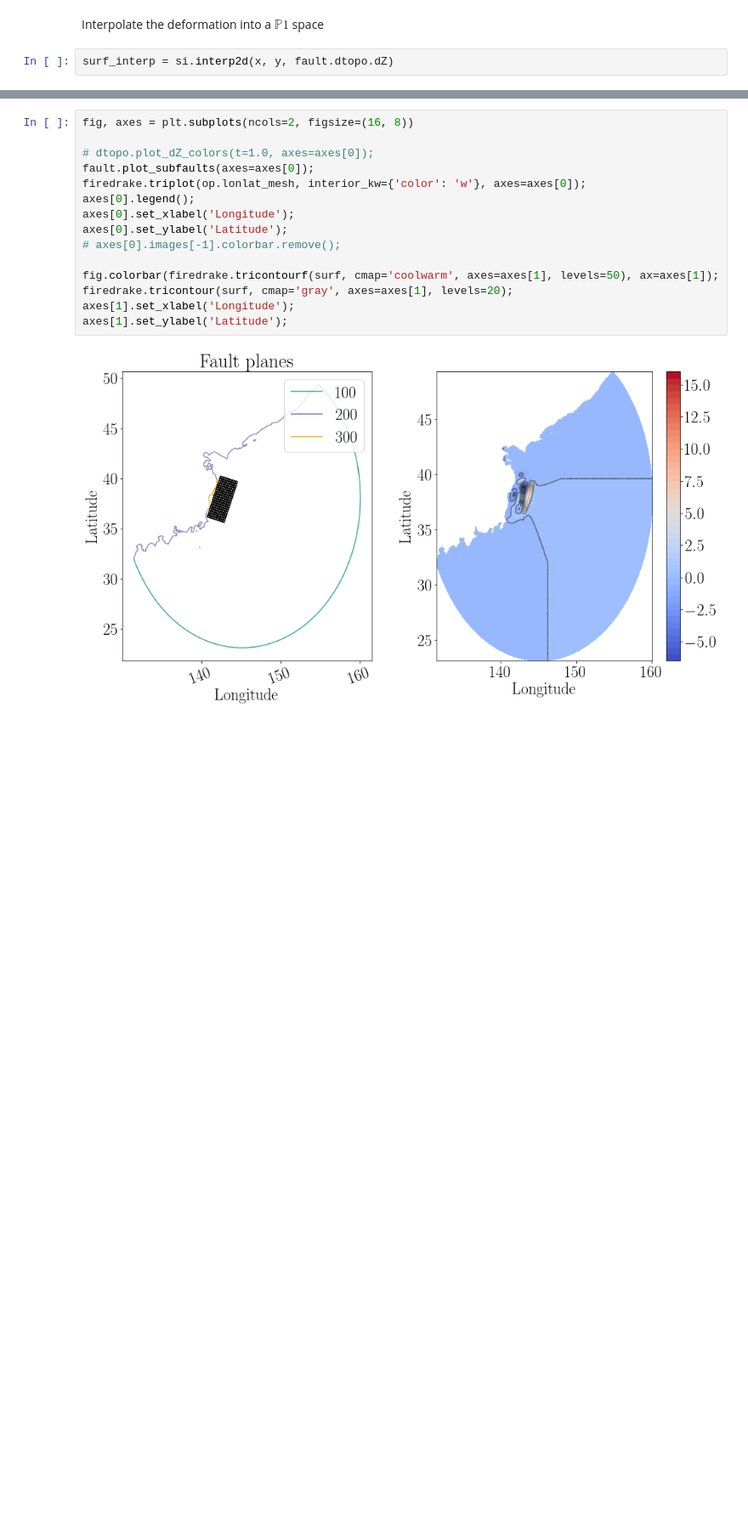
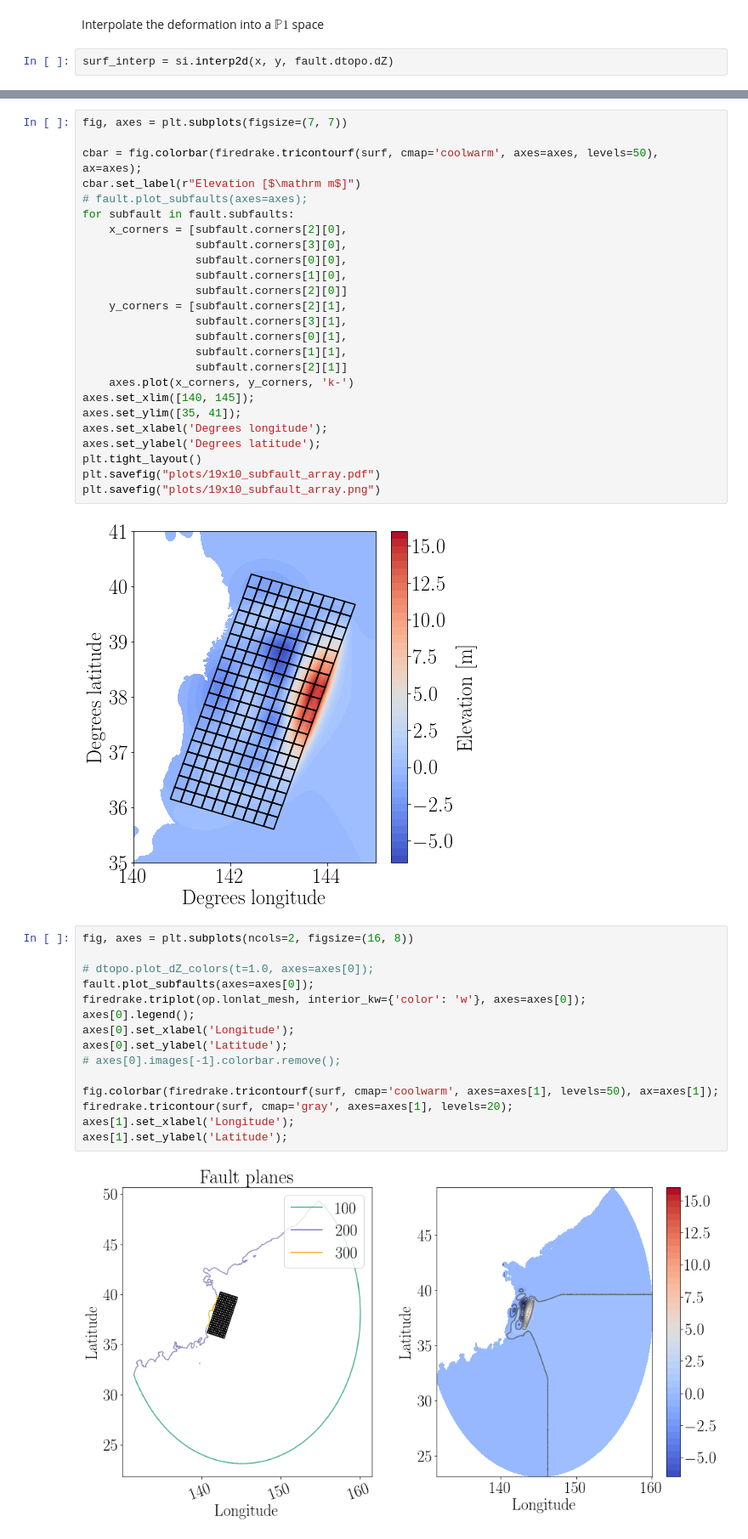
Before and after one commit to jwallwork23/adapt_utils_notebooks, a Jupyter notebook: case_studies/tohoku/02-okada/01-okada-source.ipynb, the cells around one changed output, grey strips where cells are left out. Shown at 85% size. Saved outputs shown, nothing was run; the diff lists cells and outputs as text; blank space fills up the shorter version.

Commit message:
tohoku/okada: reduce size of grid; improve plotting

```diff
--- a/case_studies/tohoku/02-okada/01-okada-source.ipynb
+++ b/case_studies/tohoku/02-okada/01-okada-source.ipynb
@@ -156,3 +159,30 @@ for i, xy in enumerate(op.lonlat_mesh.coordinates.dat.data):
+# %%
+fig, axes = plt.subplots(figsize=(7, 7))
+
+cbar = fig.colorbar(firedrake.tricontourf(surf, cmap='coolwarm', axes=axes, levels=50), ax=axes);
+cbar.set_label(r"Elevation [$\mathrm m$]")
+# fault.plot_subfaults(axes=axes);
+for subfault in fault.subfaults:
+    x_corners = [subfault.corners[2][0],
+                 subfault.corners[3][0],
+                 subfault.corners[0][0],
+                 subfault.corners[1][0],
+                 subfault.corners[2][0]]
+    y_corners = [subfault.corners[2][1],
+                 subfault.corners[3][1],
+                 subfault.corners[0][1],
+                 subfault.corners[1][1],
+                 subfault.corners[2][1]]
+    axes.plot(x_corners, y_corners, 'k-')
+axes.set_xlim([140, 145]);
+axes.set_ylim([35, 41]);
+axes.set_xlabel('Degrees longitude');
+axes.set_ylabel('Degrees latitude');
+plt.tight_layout()
+plt.savefig("plots/19x10_subfault_array.pdf")
+plt.savefig("plots/19x10_subfault_array.png")
+# %% [output]
+[figure, added]
 # %%
 fig, axes = plt.subplots(ncols=2, figsize=(16, 8))
 
```
Also changed, not shown: parts of 1 cell of this notebook, 5 other files.
